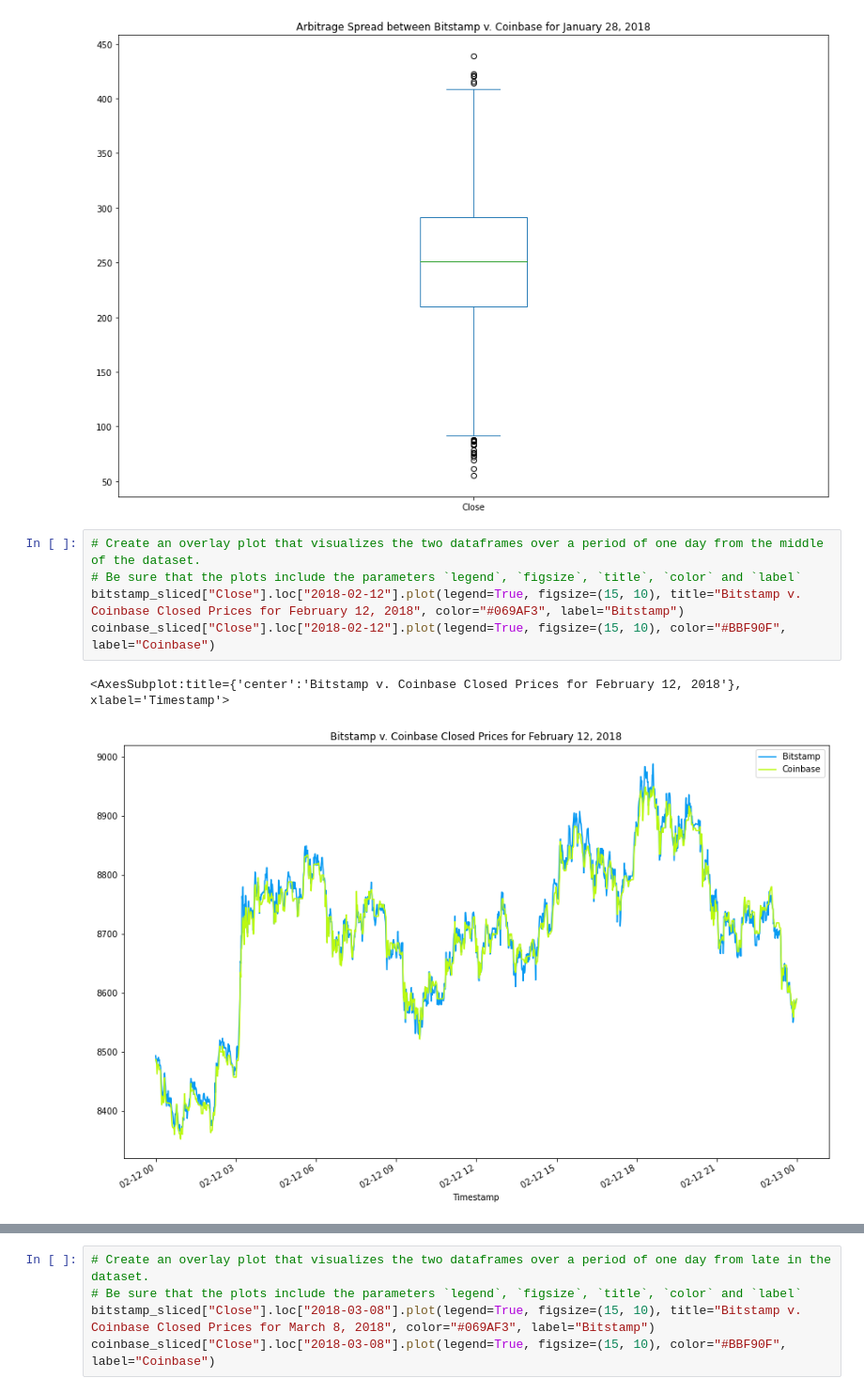
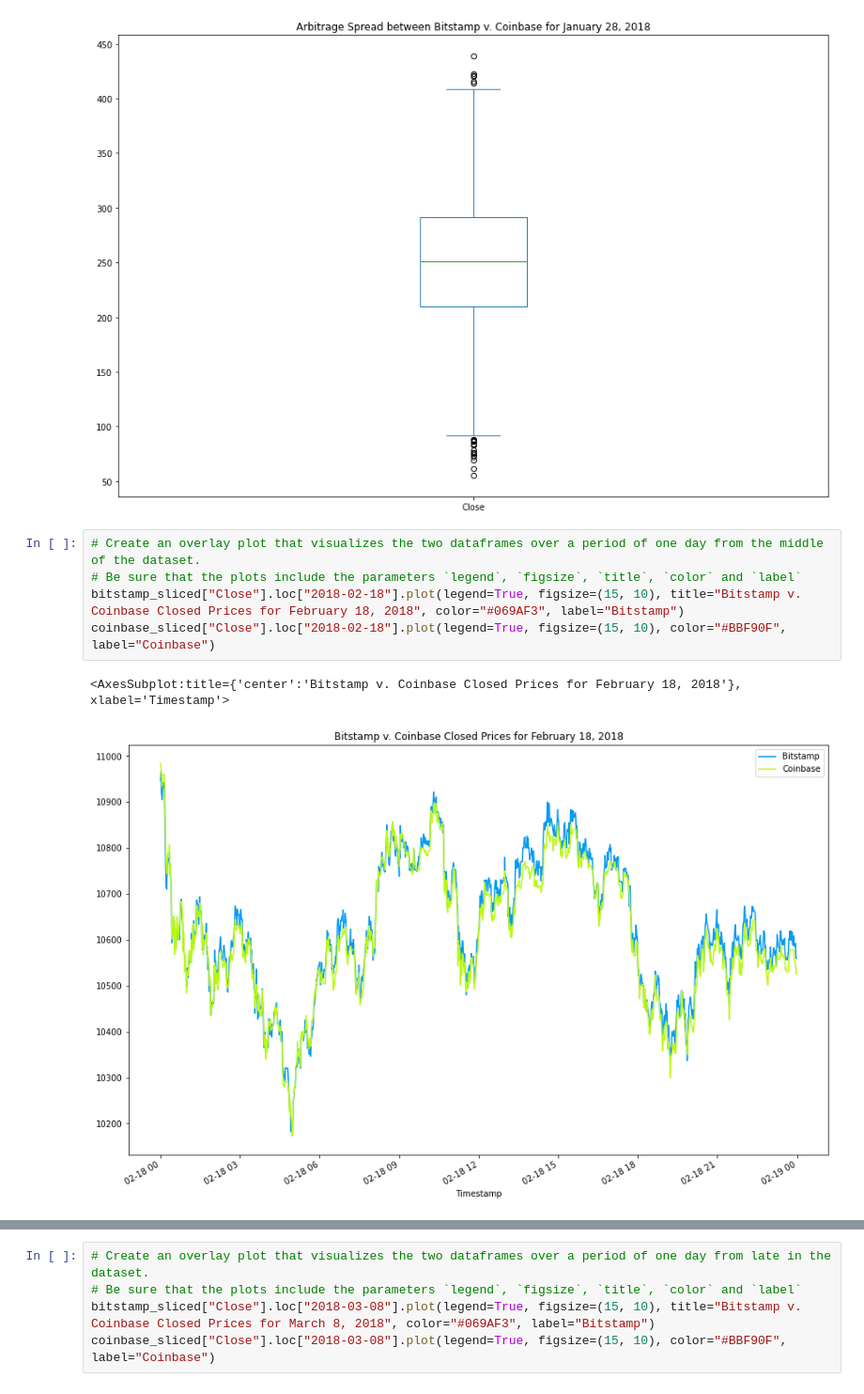
Before and after one commit to drew94591/Crypto_Arbitrage, a Jupyter notebook: crypto_arbitrage.ipynb, the cells around one changed output, grey strips where cells are left out. Shown: that part at 94% size. Saved outputs shown, nothing was run; the diff lists cells and outputs as text.

```diff
--- a/crypto_arbitrage.ipynb
+++ b/crypto_arbitrage.ipynb
@@ -522,11 +522,11 @@ arbitrage_spread_early.plot(kind="box", figsize=(15, 10), title="Arbitrage Sprea
 # %%
 # Create an overlay plot that visualizes the two dataframes over a period of one day from the middle of the dataset.
 # Be sure that the plots include the parameters `legend`, `figsize`, `title`, `color` and `label`
-bitstamp_sliced["Close"].loc["2018-02-12"].plot(legend=True, figsize=(15, 10), title="Bitstamp v. Coinbase Closed Prices for February 12, 2018", color="#069AF3", label="Bitstamp")
-coinbase_sliced["Close"].loc["2018-02-12"].plot(legend=True, figsize=(15, 10), color="#BBF90F", label="Coinbase")
+bitstamp_sliced["Close"].loc["2018-02-18"].plot(legend=True, figsize=(15, 10), title="Bitstamp v. Coinbase Closed Prices for February 18, 2018", color="#069AF3", label="Bitstamp")
+coinbase_sliced["Close"].loc["2018-02-18"].plot(legend=True, figsize=(15, 10), color="#BBF90F", label="Coinbase")
 # %% [output]
-<AxesSubplot:title={'center':'Bitstamp v. Coinbase Closed Prices for February 12, 2018'}, xlabel='Timestamp'>
+<AxesSubplot:title={'center':'Bitstamp v. Coinbase Closed Prices for February 18, 2018'}, xlabel='Timestamp'>
-[figure, old version]
+[figure, new version]
 # %%
 # Using the date in the middle that you have selected, calculate the arbitrage spread
 # by subtracting the bitstamp lower closing prices from the coinbase higher closing prices
```
Also changed, not shown: parts of 36 cells of this notebook.
